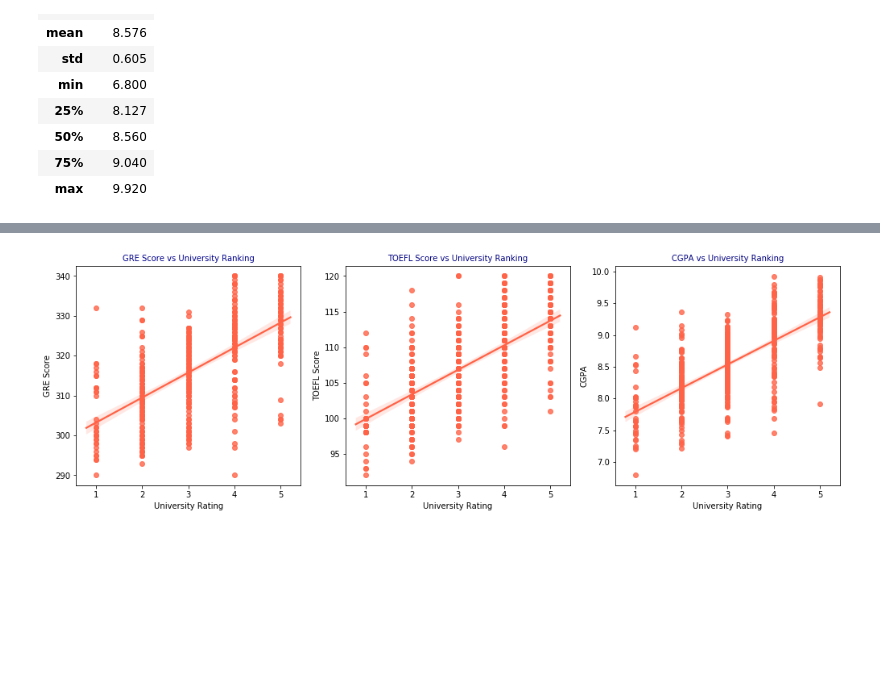
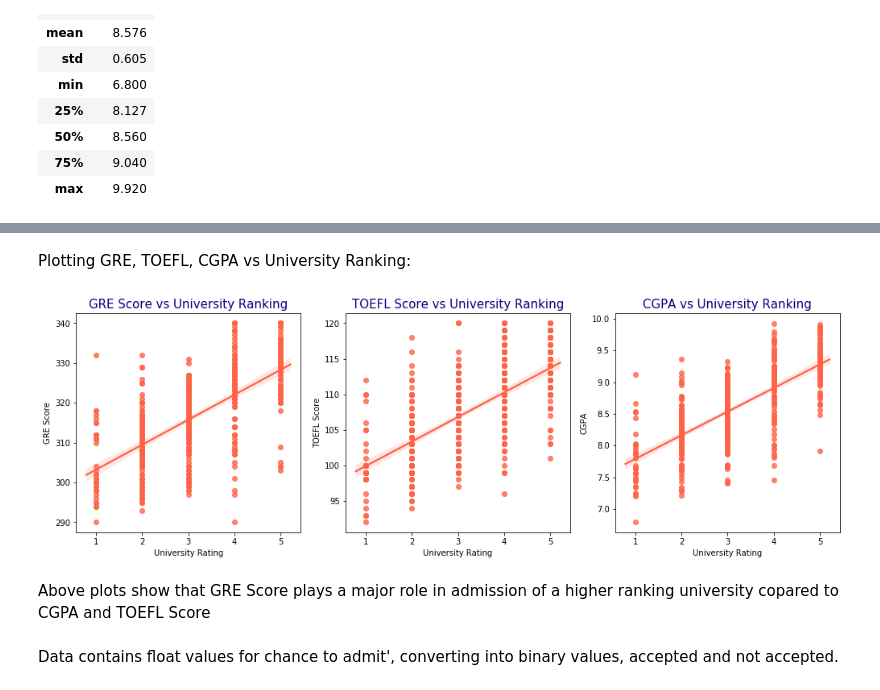
Before and after one commit to madhavi26/university_admission_-, a Jupyter notebook: University Admission 🎓.ipynb, the cells around one changed output, grey strips where cells are left out. Cells and saved outputs as stored; diff of their text form; code cells hidden in the pictures; blank space fills up the shorter version.

```diff
--- a/University Admission 🎓.ipynb
+++ b/University Admission 🎓.ipynb
@@ -107,21 +129,23 @@ plt.show()
+# %% [markdown]
+Plotting GRE, TOEFL, CGPA vs University Ranking:
 # %%
 plt.figure(figsize=(17,5))
 
 plt.subplot(1,3,1)
-fig = sns.regplot(x=df["University Rating"], y=df["GRE Score"], color = 'tomato')
-plt.title("GRE Score vs University Ranking", size = 10, color = 'navy')
+fig = sns.regplot(x=df["University Rating"], y=df["GRE Score"], color='tomato')
+plt.title("GRE Score vs University Ranking", size=15, color='navy')
 plt.plot()
 
 plt.subplot(1,3,2)
-fig = sns.regplot(x=df["University Rating"], y=df["TOEFL Score"], color = 'tomato')
-plt.title("TOEFL Score vs University Ranking", size = 10, color = 'navy')
+fig = sns.regplot(x=df["University Rating"], y=df["TOEFL Score"], color='tomato')
+plt.title("TOEFL Score vs University Ranking", size=15, color ='navy')
 plt.plot()
 
 plt.subplot(1,3,3)
-fig = sns.regplot(x=df["University Rating"], y=df["CGPA"], color = 'tomato')
-plt.title("CGPA vs University Ranking", size = 10, color = 'navy')
+fig = sns.regplot(x=df["University Rating"], y=df["CGPA"], color='tomato')
+plt.title("CGPA vs University Ranking", size=15, color='navy')
 plt.plot()
 
 plt.show()
 # %% [output]
-[figure, old version]
+[figure, new version]
@@ -129,0 +152,2 @@ plt.show()
+# %% [markdown]
+Above plots show that GRE Score plays a major role in admission of a higher ranking university copared to CGPA and TOEFL Score
@@ -129,0 +159,2 @@ plt.show()
+# %% [markdown]
+Data contains float values for chance to admit', converting into binary values, accepted and not accepted.
```
Also changed, not shown: parts of 29 cells of this notebook.
